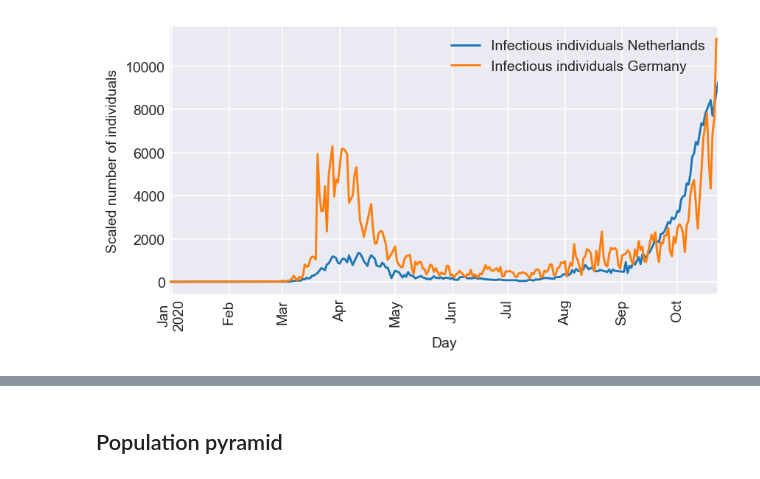
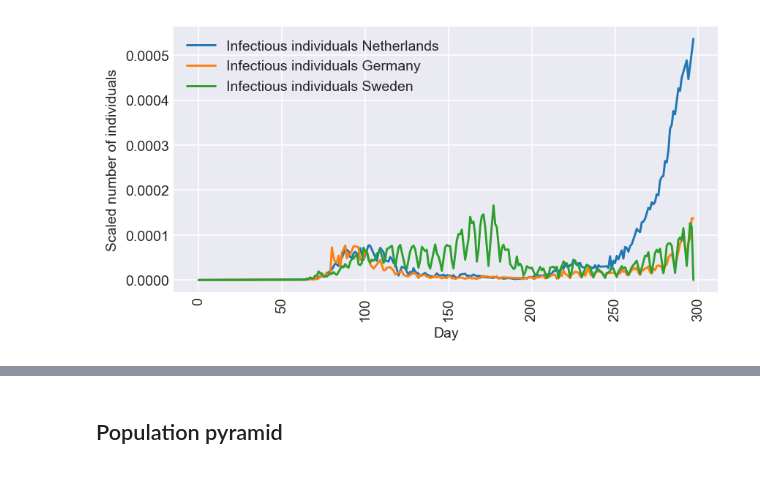
Before and after one commit to ga48nuq/intro-project-sir, a Jupyter notebook: Project_Rada_Bohning_Zaida_Rivai.ipynb, the cells around one changed output, grey strips where cells are left out. Cells and saved outputs as stored; diff of their text form; code cells hidden in the pictures.

```diff
--- a/Project_Rada_Bohning_Zaida_Rivai.ipynb
+++ b/Project_Rada_Bohning_Zaida_Rivai.ipynb
@@ -21,42 +21,45 @@ import datetime
 
 # cs.get_version()
 # %%
-df = pd.read_csv("/Users/Rada/Desktop/Project_Intro/download")
+df = pd.read_csv("./data/download")
 
 def get_country(df, countryname):
 
     df = df[df['countriesAndTerritories']==countryname]
     df = df.reindex(index=df.index[::-1])
     df = df.set_index('dateRep')
     df.index = pd.to_datetime(df.index,format='%d/%m/%Y')
 
     return df
 
 def plot_country(country,countryname,population):
     plt.style.use('seaborn-darkgrid')
 
+    cases = [i/population for i in country['cases']]
 
-#     cases = [i/population for i in country['cases']]
-    country['cases'].plot(label='Infectious individuals '+str(countryname))
+    plt.plot(cases,label='Infectious individuals '+str(countryname))
 #     plt.plot(country['deaths'],label='Death individuals')
 
     plt.ylabel('Scaled number of individuals')
     plt.xlabel('Day')
     plt.xticks(rotation=90)
     plt.legend()
 
 
 pop_nl = 17280000
 pop_germ = 82.02*10**6
+pop_sw = 10.23*10**6
 
 my_dpi=140
 plt.figure(figsize=(960/my_dpi, 480/my_dpi), dpi=my_dpi)
 
 nl = get_country(df, 'Netherlands')
 germ = get_country(df, 'Germany')
+sw = get_country(df, 'Sweden')
 plot_country(nl,'Netherlands',pop_nl)
 plot_country(germ,'Germany',pop_germ)
+plot_country(sw,'Sweden',pop_sw)
 # %% [output]
-[figure, old version]
+[figure, new version]
 # %%
 def SIR(y,t,beta,gamma):
```
Also changed, not shown: parts of 7 cells of this notebook, 23 other files.
